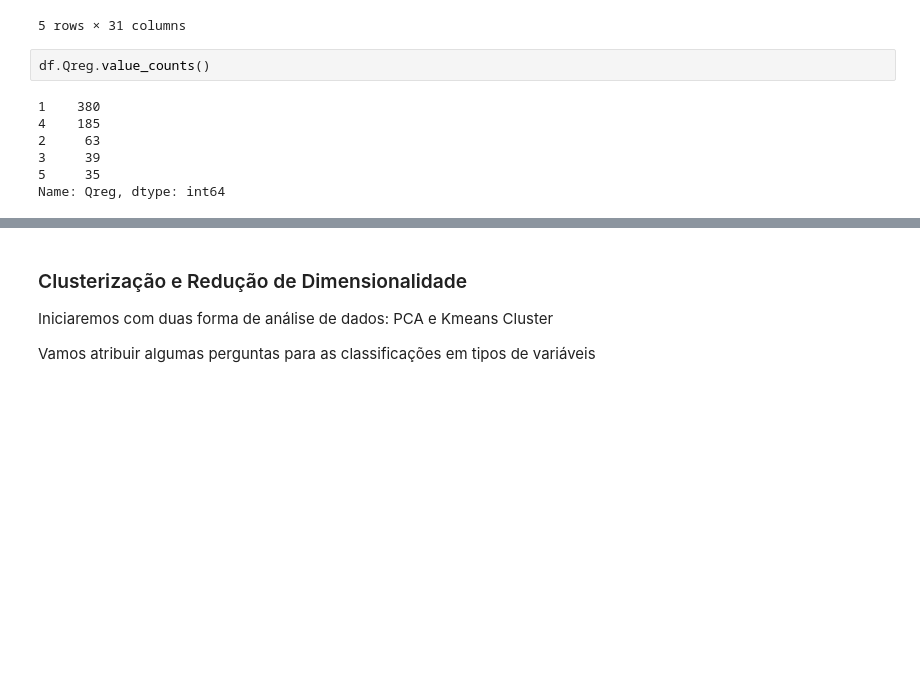
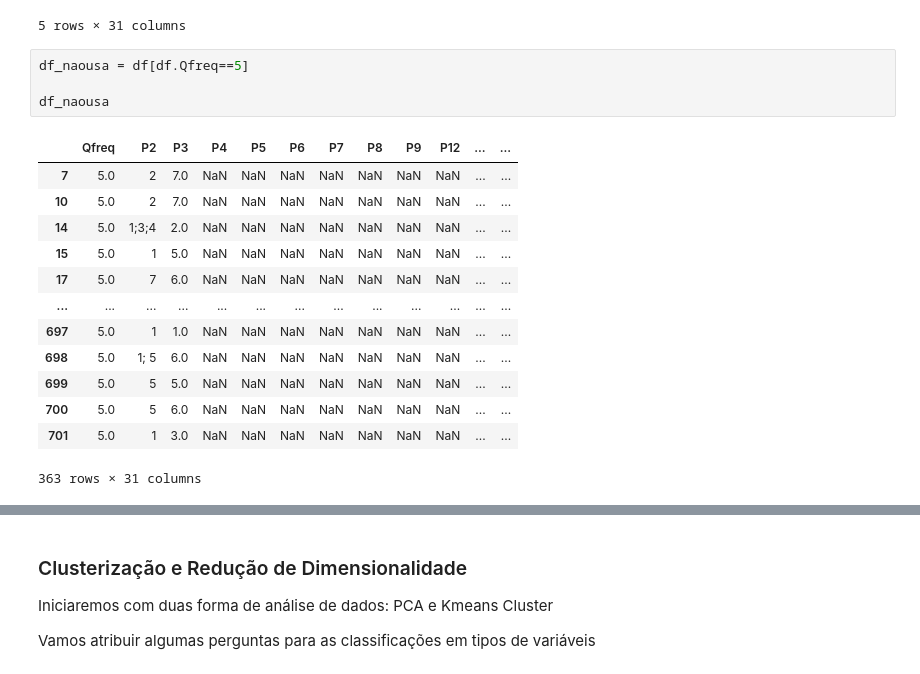
Before and after one commit to enzojunq/Base-de-dados, a Jupyter notebook: base.ipynb, the cells around one changed output, grey strips where cells are left out. Saved outputs shown, nothing was run; the diff lists cells and outputs as text; blank space fills up the shorter version.

```diff
--- a/base.ipynb
+++ b/base.ipynb
@@ -136,12 +145,21 @@ df.head()
 | 3 | 1.0 | NaN | NaN | 2.0 | 1.0 | 2.0 | 2.0 | 2.0 | 1.0 | 2 | ... | ... |
 | 4 | 1.0 | NaN | NaN | 7.0 | 7.0 | 7.0 | 2.0 | 7.0 | 7.0 | 1 | ... | ... |
 5 rows × 31 columns
-# %%
-df.Qreg.value_counts()
-# %% [output]
-1    380
-4    185
-2     63
-3     39
-5     35
-Name: Qreg, dtype: int64
+# %%
+df_naousa = df[df.Qfreq==5]
+
+df_naousa
+# %% [output]
+|  | Qfreq | P2 | P3 | P4 | P5 | P6 | P7 | P8 | P9 | P12 | ... | ... |
+| 7 | 5.0 | 2 | 7.0 | NaN | NaN | NaN | NaN | NaN | NaN | NaN | ... | ... |
+| 10 | 5.0 | 2 | 7.0 | NaN | NaN | NaN | NaN | NaN | NaN | NaN | ... | ... |
+| 14 | 5.0 | 1;3;4 | 2.0 | NaN | NaN | NaN | NaN | NaN | NaN | NaN | ... | ... |
+| 15 | 5.0 | 1 | 5.0 | NaN | NaN | NaN | NaN | NaN | NaN | NaN | ... | ... |
+| 17 | 5.0 | 7 | 6.0 | NaN | NaN | NaN | NaN | NaN | NaN | NaN | ... | ... |
+| ... | ... | ... | ... | ... | ... | ... | ... | ... | ... | ... | ... | ... |
+| 697 | 5.0 | 1 | 1.0 | NaN | NaN | NaN | NaN | NaN | NaN | NaN | ... | ... |
+| 698 | 5.0 | 1; 5 | 6.0 | NaN | NaN | NaN | NaN | NaN | NaN | NaN | ... | ... |
+| 699 | 5.0 | 5 | 5.0 | NaN | NaN | NaN | NaN | NaN | NaN | NaN | ... | ... |
+| 700 | 5.0 | 5 | 6.0 | NaN | NaN | NaN | NaN | NaN | NaN | NaN | ... | ... |
+| 701 | 5.0 | 1 | 3.0 | NaN | NaN | NaN | NaN | NaN | NaN | NaN | ... | ... |
+363 rows × 31 columns
```
Also changed, not shown: parts of 7 cells of this notebook.
